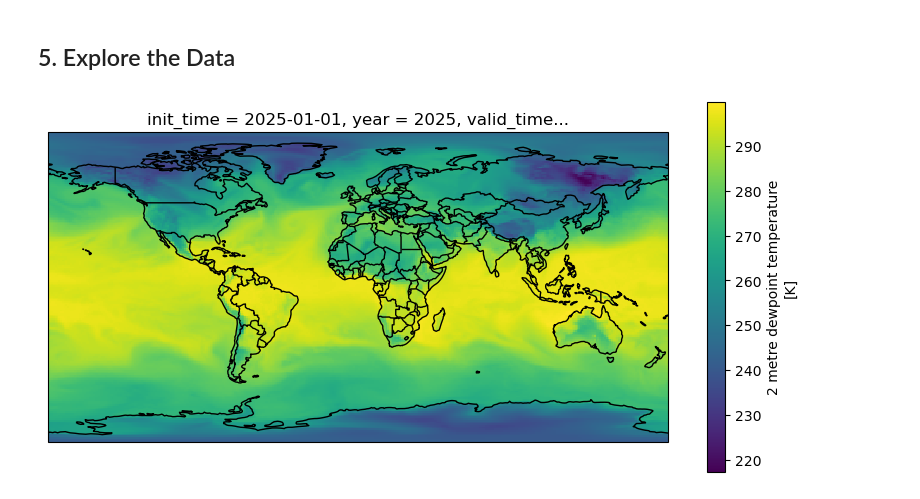
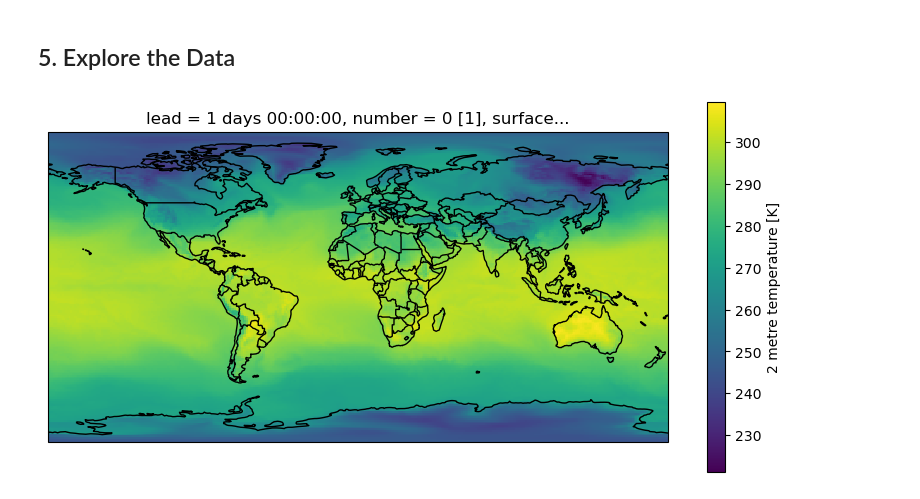
Before and after one commit to PlanetteAI/planette_c3s_seasonal_archive, a Jupyter notebook: c3s_seasonal_forecast_tutorial.ipynb, the cells around one changed output. Cells and saved outputs as stored; diff of their text form; code cells hidden in the pictures.

```diff
--- a/c3s_seasonal_forecast_tutorial.ipynb
+++ b/c3s_seasonal_forecast_tutorial.ipynb
@@ -25,9 +25,9 @@ The data is publicly accessible, so you do not need AWS credentials.
 # %%
 # get the bucket and prefix
 year = 2025 # Forecasts are stored by year, and available from 1981 to present
-variable = "u10" # mean total precipitation rate (kg m-2 s-1)
-bucket = "planettebaikal"
-prefix = f"forecast_models/seasonal/seas5/prod/sys51/hindcasts/{variable}/day/1latx1lon/seas5_sys51_{variable}_day_1latx1lon_{year}.zarr"
+variable = "t2m" # 2 meter temperature (K)
+bucket = "planette-c3s-seasonal-forecasts"
+prefix = f"seas5/sys51/{variable}/day/1latx1lon/seas5_sys51_{variable}_day_1latx1lon_{year}.zarr"
 # %% [markdown]
 ## 3. Get icechunk session and repo
 
@@ -109,20 +113,16 @@ t2m_jan_init = ds.isel(init_time=0, lead=0, number=0)
 # %%
 import matplotlib.pyplot as plt
 import cartopy.crs as ccrs
 import cartopy.feature as cfeature
 
 fig = plt.figure(figsize=(10, 6))
 ax = plt.axes(projection=ccrs.PlateCarree())
 ax.add_feature(cfeature.COASTLINE)
 ax.add_feature(cfeature.BORDERS)
 ax.add_feature(cfeature.OCEAN, color='lightblue', alpha=0.5)
 ax.add_feature(cfeature.LAND, color='lightgray', alpha=0.5)
-
-# Focus on Tibetan Plateau region
-#ax.set_extent([30, 150, -15, 60], crs=ccrs.PlateCarree())
-import numpy as np
-t2m_jan_init['t2d'].plot(ax=ax, transform=ccrs.PlateCarree(), cbar_kwargs={'shrink': 0.8})
+t2m_jan_init['t2m'].plot(ax=ax, transform=ccrs.PlateCarree(), cbar_kwargs={'shrink': 0.8})
 
 plt.show()
 # %% [output]
-[figure, old version]
+[figure, new version]
```
Also changed, not shown: parts of 1 cell of this notebook, 1 other file.
